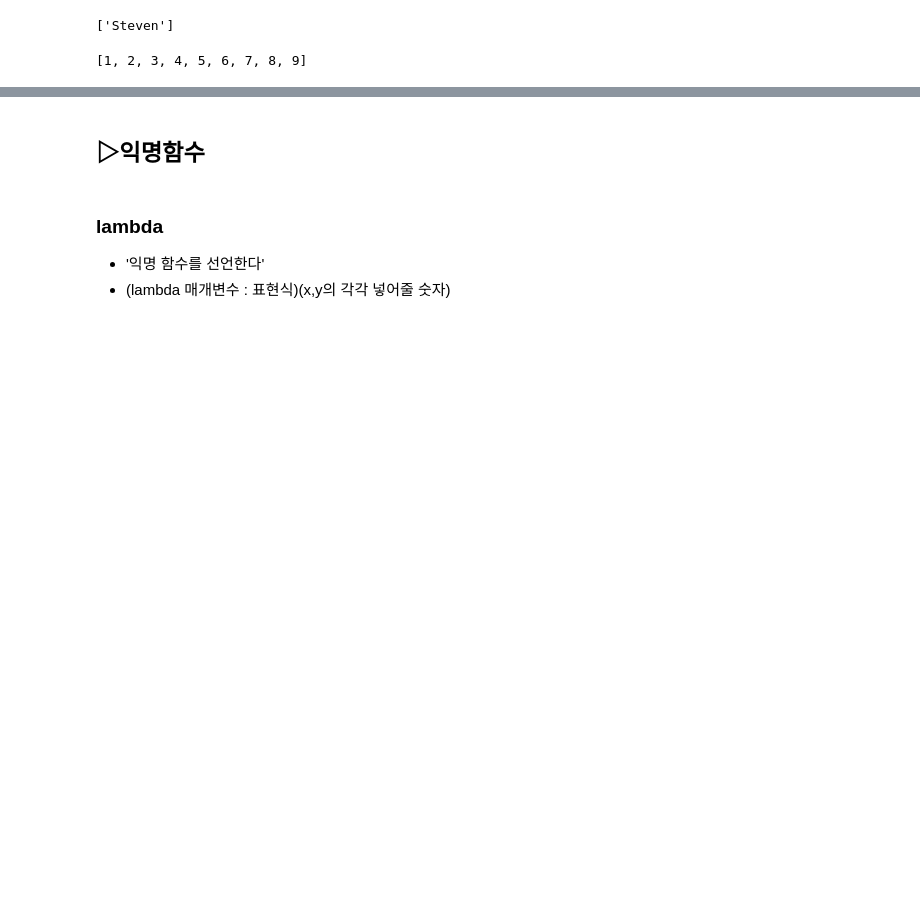
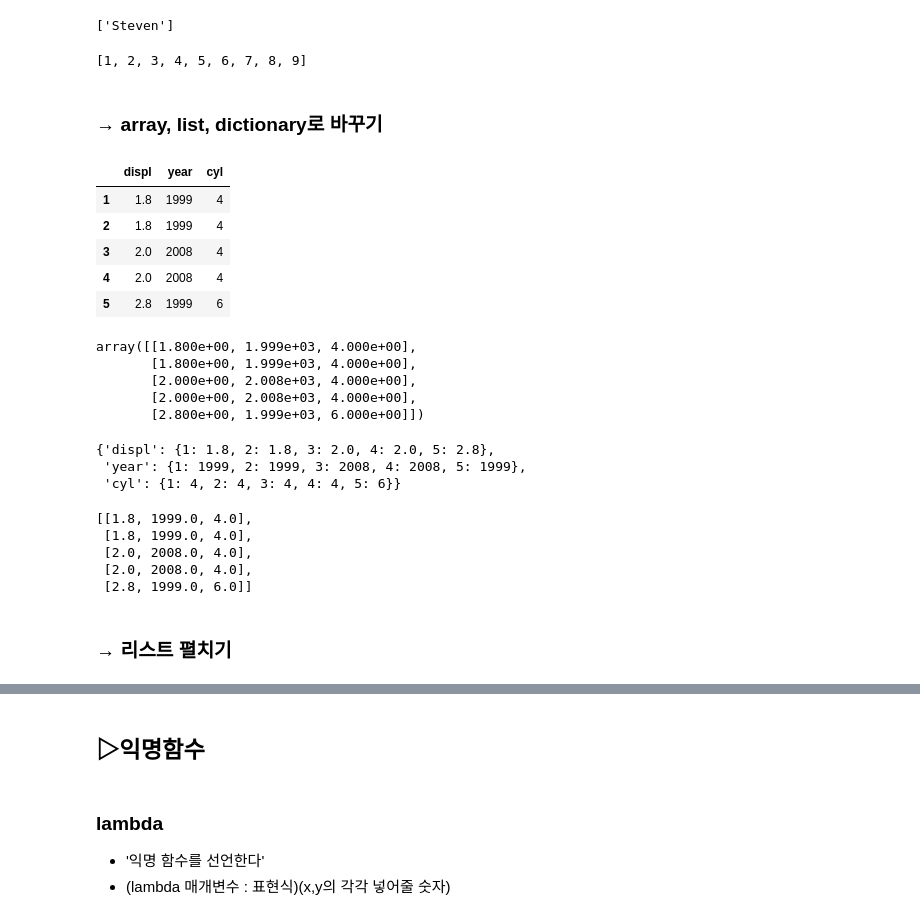
Before and after one commit to zzwony/Start_0920, a Jupyter notebook: redpython.ipynb, the cells around one changed output, grey strips where cells are left out. Drawn from its saved outputs; the diff is of its cells as text; code cells hidden in the pictures; blank space fills up the shorter version.

```diff
--- a/redpython.ipynb
+++ b/redpython.ipynb
@@ -136,3 +136,45 @@ c = [b for i in a for b in i]
 c
 # %% [output]
 [1, 2, 3, 4, 5, 6, 7, 8, 9]
+# %% [markdown]
+### → array, list, dictionary로 바꾸기
+# %%
+import pydataset
+mpg = pydataset.data('mpg')
+
+df = mpg.iloc[:5, 2:5]
+df
+# %% [output]
+|  | displ | year | cyl |
+| 1 | 1.8 | 1999 | 4 |
+| 2 | 1.8 | 1999 | 4 |
+| 3 | 2.0 | 2008 | 4 |
+| 4 | 2.0 | 2008 | 4 |
+| 5 | 2.8 | 1999 | 6 |
+# %%
+#1. df를 array로 바꾸기
+df.values
+# %% [output]
+array([[1.800e+00, 1.999e+03, 4.000e+00],
+       [1.800e+00, 1.999e+03, 4.000e+00],
+       [2.000e+00, 2.008e+03, 4.000e+00],
+       [2.000e+00, 2.008e+03, 4.000e+00],
+       [2.800e+00, 1.999e+03, 6.000e+00]])
+# %%
+#2. df를 딕셔너리로 바꾸기
+df.to_dict()
+# %% [output]
+{'displ': {1: 1.8, 2: 1.8, 3: 2.0, 4: 2.0, 5: 2.8},
+ 'year': {1: 1999, 2: 1999, 3: 2008, 4: 2008, 5: 1999},
+ 'cyl': {1: 4, 2: 4, 3: 4, 4: 4, 5: 6}}
+# %%
+#3. df를 리스트로 바꾸기
+df.values.tolist() #리스트로 바꾸려면 데이터프레임일때는 X
+# %% [output]
+[[1.8, 1999.0, 4.0],
+ [1.8, 1999.0, 4.0],
+ [2.0, 2008.0, 4.0],
+ [2.0, 2008.0, 4.0],
+ [2.8, 1999.0, 6.0]]
+# %% [markdown]
+### → 리스트 펼치기
```
Also changed, not shown: parts of 6 cells of this notebook.
